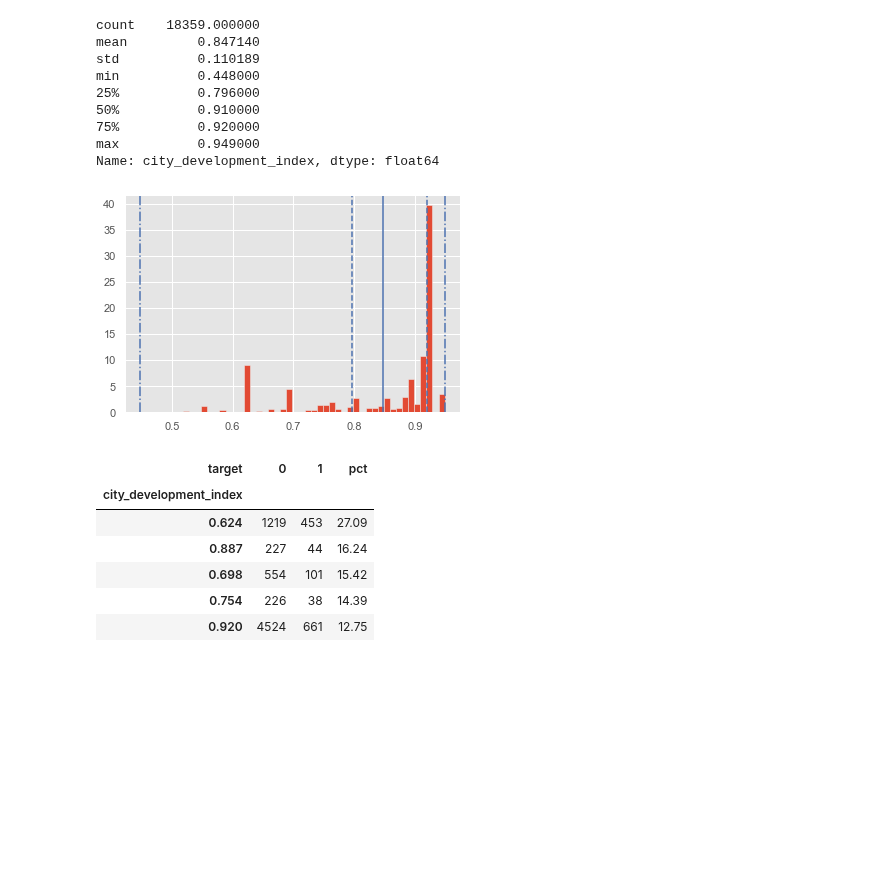
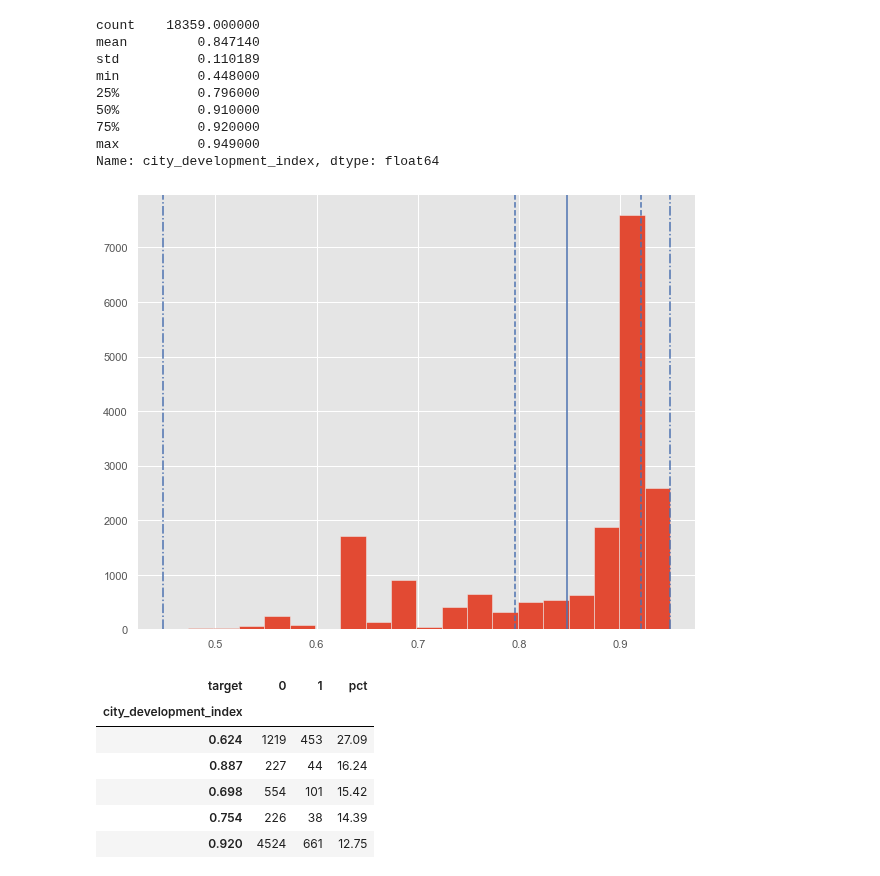
Before and after one commit to yoyo6022/Detecting_Potential_Candidate_Springboard_Capstone2, a Jupyter notebook: notebooks/04.02 - EDA.ipynb, the cells around one changed output. Drawn from its saved outputs; the diff is of its cells as text; code cells hidden in the pictures; blank space fills up the shorter version.

```diff
--- a/notebooks/04.02 - EDA.ipynb
+++ b/notebooks/04.02 - EDA.ipynb
@@ -88,7 +88,7 @@ def create_hist(data,col,n):
     per75 = df[col].describe()['75%']
     min = df[col].describe()['min']
     max = df[col].describe()['max']
-    df[col].hist(bins=n,stacked=True,density=True,histtype='bar')
+    df[col].hist(bins=n,figsize=(10,8))
     plt.axvline(mean,color='b')
     plt.axvline(per25,color='b',linestyle='--')
     plt.axvline(per75,color='b',linestyle='--')
@@ -111,9 +111,9 @@ min          0.448000
 max          0.949000
 Name: city_development_index, dtype: float64
 # %%
-create_hist(df,'city_development_index',50)
+create_hist(df,'city_development_index',20)
 # %% [output]
-[figure, old version]
+[figure, new version]
 # %%
 var_target_df(df,'city_development_index',10)
 # %% [output]
```
Also changed, not shown: parts of 14 cells of this notebook.
